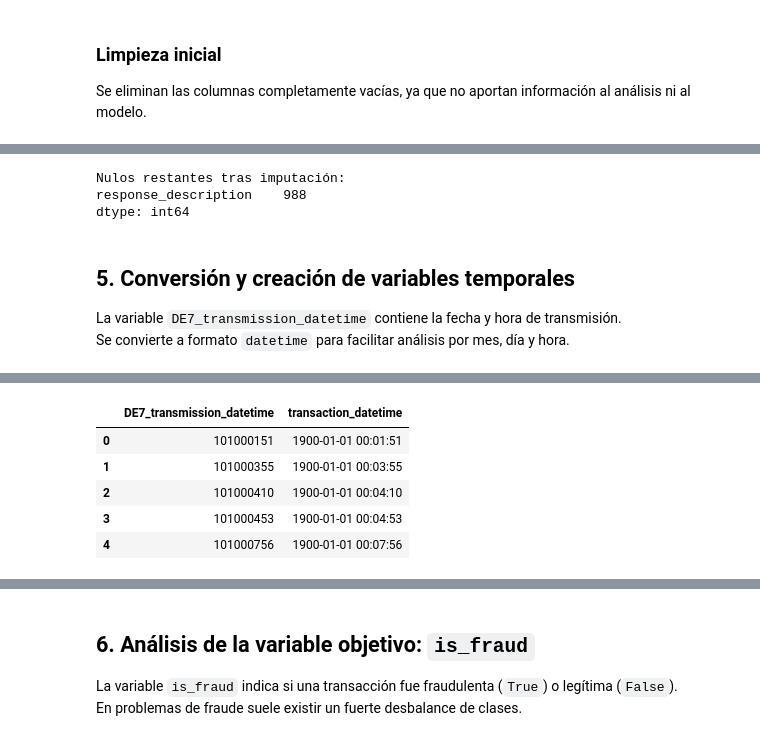
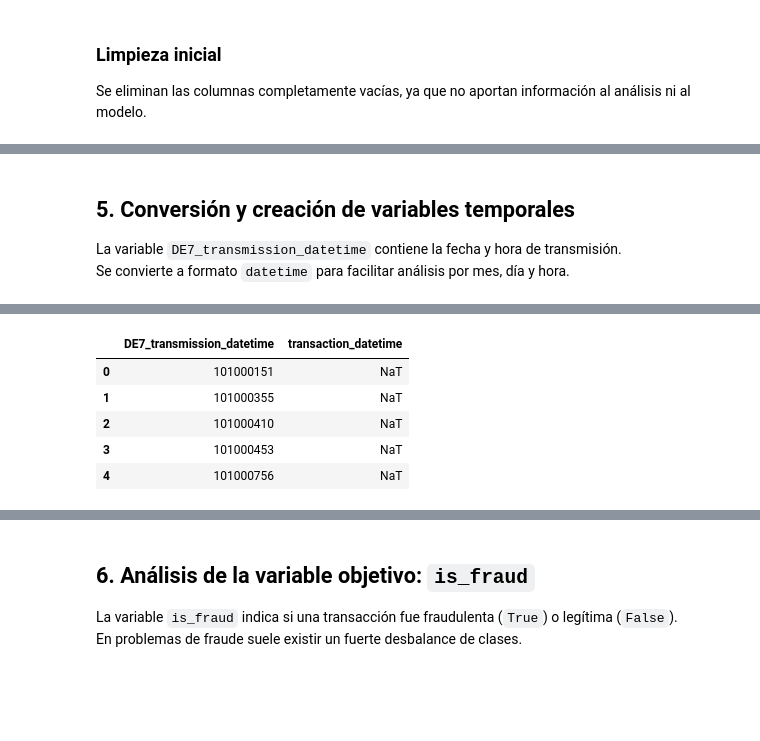
Before and after one commit to michellemej22596/Proyecto2-SecurityDS-PlusTI, a Jupyter notebook: notebooks/01_eda.ipynb, the cells around one changed output, grey strips where cells are left out. Drawn from its saved outputs; the diff is of its cells as text; code cells hidden in the pictures; blank space fills up the shorter version.

```diff
--- a/notebooks/01_eda.ipynb
+++ b/notebooks/01_eda.ipynb
@@ -169,14 +174,8 @@ Registros duplicados: 0
 
 Se eliminan las columnas completamente vacías, ya que no aportan información al análisis ni al modelo.
 # %%
-# Columnas a eliminar:
-#  - Completamente vacías (identificadas arriba)
-#  - DE44_additional_response_data: 96.7% nulos, sin valor predictivo
-cols_to_drop = empty_cols + ["DE44_additional_response_data"]
+df_clean = df.drop(columns=empty_cols)
 
-df_clean = df.drop(columns=cols_to_drop)
-
-print(f"Columnas originales:    {df.shape[1]}")
-print(f"Columnas eliminadas:    {len(cols_to_drop)} → {cols_to_drop}")
-print(f"Columnas tras limpieza: {df_clean.shape[1]}")
+print(f"Columnas originales: {df.shape[1]}")
+print(f"Columnas después de eliminar vacías: {df_clean.shape[1]}")
 # %% [output]
@@ -191,65 +184,17 @@ Las columnas de *data leakage* (`approved`, `DE39_response_code`, `response_desc
-# %%
-# ── Numéricas: mediana ──────────────────────────────────────────────────
-num_impute = [
-    "distance_from_home_km",
-    "DE9_conversion_rate_billing",
-    "DE61_pos_extended_data",
-    "DE23_card_seq_number",
-    "DE15_settlement_date",
-    "DE100_receiving_institution_id",
-    "DE58_authorizing_agent_id",
-]
-for col in num_impute:
-    if col in df_clean.columns:
-        df_clean[col] = df_clean[col].fillna(df_clean[col].median())
-
-# ── Categóricas: moda ───────────────────────────────────────────────────
-mode_impute = ["client_segment", "card_brand", "day_of_week", "DE63_network_specific"]
-for col in mode_impute:
-    if col in df_clean.columns:
-        df_clean[col] = df_clean[col].fillna(df_clean[col].mode()[0])
-
-# ── IDs / códigos: UNKNOWN ──────────────────────────────────────────────
-unknown_impute = [
-    "DE123_pos_data_code", "DE42_card_acceptor_id",
-    "DE102_account_id_1",  "DE41_terminal_id",
-    "DE35_track2_data_masked", "DE38_authorization_code",
-]
-for col in unknown_impute:
-    if col in df_clean.columns:
-        df_clean[col] = df_clean[col].fillna('UNKNOWN')
-
-# ── Verificar nulos restantes ────────────────────────────────────────────
-remaining = df_clean.isnull().sum()
-remaining = remaining[remaining > 0].sort_values(ascending=False)
-print("Nulos restantes tras imputación:")
-if len(remaining):
-    print(remaining)
-else:
-    print("  Ninguno en columnas de modelo")
-# %% [output]
-Nulos restantes tras imputación:
-response_description    988
-dtype: int64
 # %% [markdown]
 ## 5. Conversión y creación de variables temporales
 
 La variable `DE7_transmission_datetime` contiene la fecha y hora de transmisión.
 Se convierte a formato `datetime` para facilitar análisis por mes, día y hora.
 # %%
-# DE7_transmission_datetime: entero de 9 dígitos en formato M/MMDDHHmmss
-# Se hace zero-pad a 10 caracteres y se parsea como %m%d%H%M%S
 df_clean["transaction_datetime"] = pd.to_datetime(
-    df_clean["DE7_transmission_datetime"].astype(str).str.zfill(10),
-    format="%m%d%H%M%S",
+    df_clean["DE7_transmission_datetime"].astype(str),
+    format="%Y%m%d%H%M%S",
     errors="coerce"
 )
 
-nat_count = df_clean["transaction_datetime"].isna().sum()
-ok_count  = df_clean["transaction_datetime"].notna().sum()
-print(f"Fechas parseadas correctamente: {ok_count:,}")
-print(f"NaT (error de parseo):          {nat_count:,}")
-print(f"Meses en el dataset: {sorted(df_clean['transaction_datetime'].dt.month.dropna().unique().astype(int))}")
+print("Fecha mínima:", df_clean["transaction_datetime"].min())
+print("Fecha máxima:", df_clean["transaction_datetime"].max())
 
 df_clean[["DE7_transmission_datetime", "transaction_datetime"]].head()
 # %% [output]
@@ -259,9 +203,9 @@ Meses en el dataset: [np.int64(1), np.int64(2), np.int64(3), np.int64(4), np.int
 |  | DE7_transmission_datetime | transaction_datetime |
-| 0 | 101000151 | 1900-01-01 00:01:51 |
-| 1 | 101000355 | 1900-01-01 00:03:55 |
-| 2 | 101000410 | 1900-01-01 00:04:10 |
-| 3 | 101000453 | 1900-01-01 00:04:53 |
-| 4 | 101000756 | 1900-01-01 00:07:56 |
+| 0 | 101000151 | NaT |
+| 1 | 101000355 | NaT |
+| 2 | 101000410 | NaT |
+| 3 | 101000453 | NaT |
+| 4 | 101000756 | NaT |
 # %%
 df_clean["transaction_month"] = df_clean["transaction_datetime"].dt.month
 df_clean["transaction_day"] = df_clean["transaction_datetime"].dt.day
```
Also changed, not shown: parts of 17 cells of this notebook, 6 other files.
